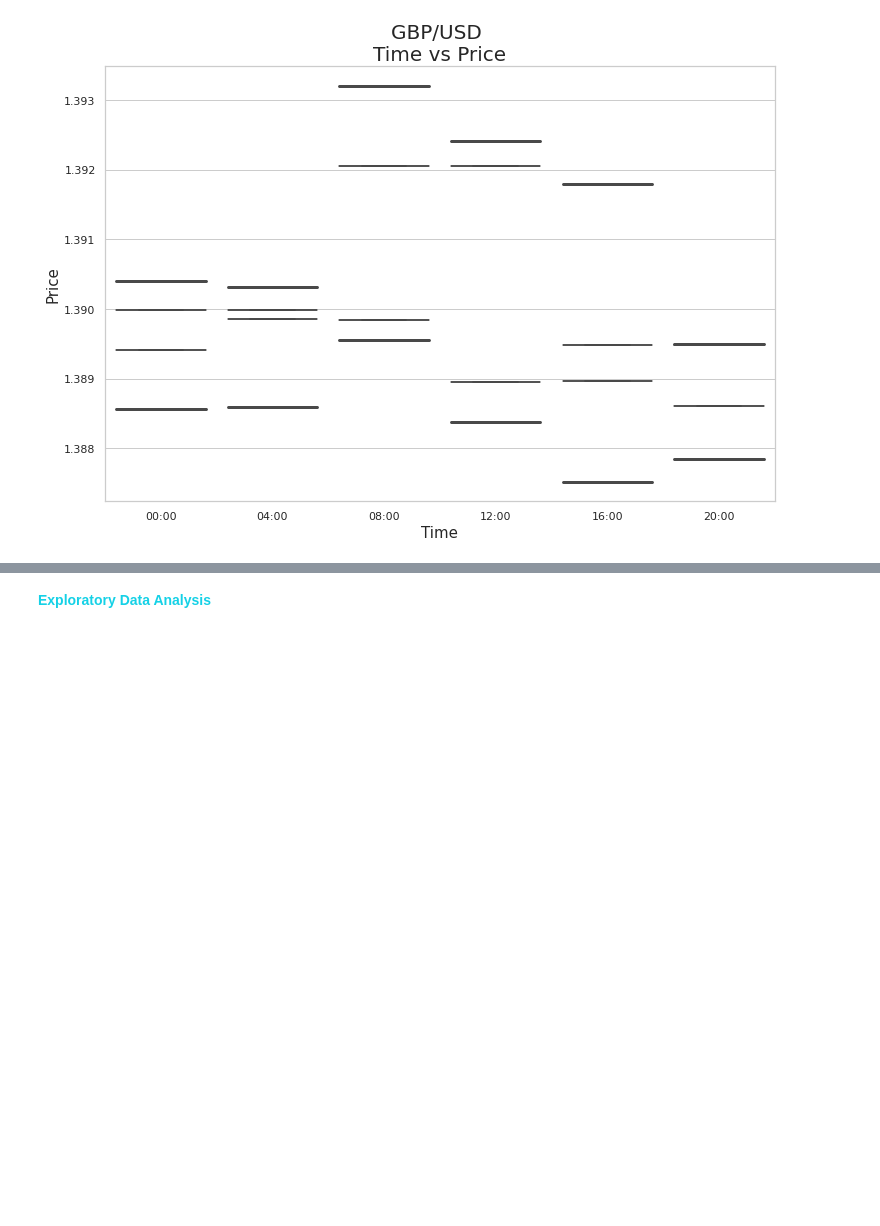
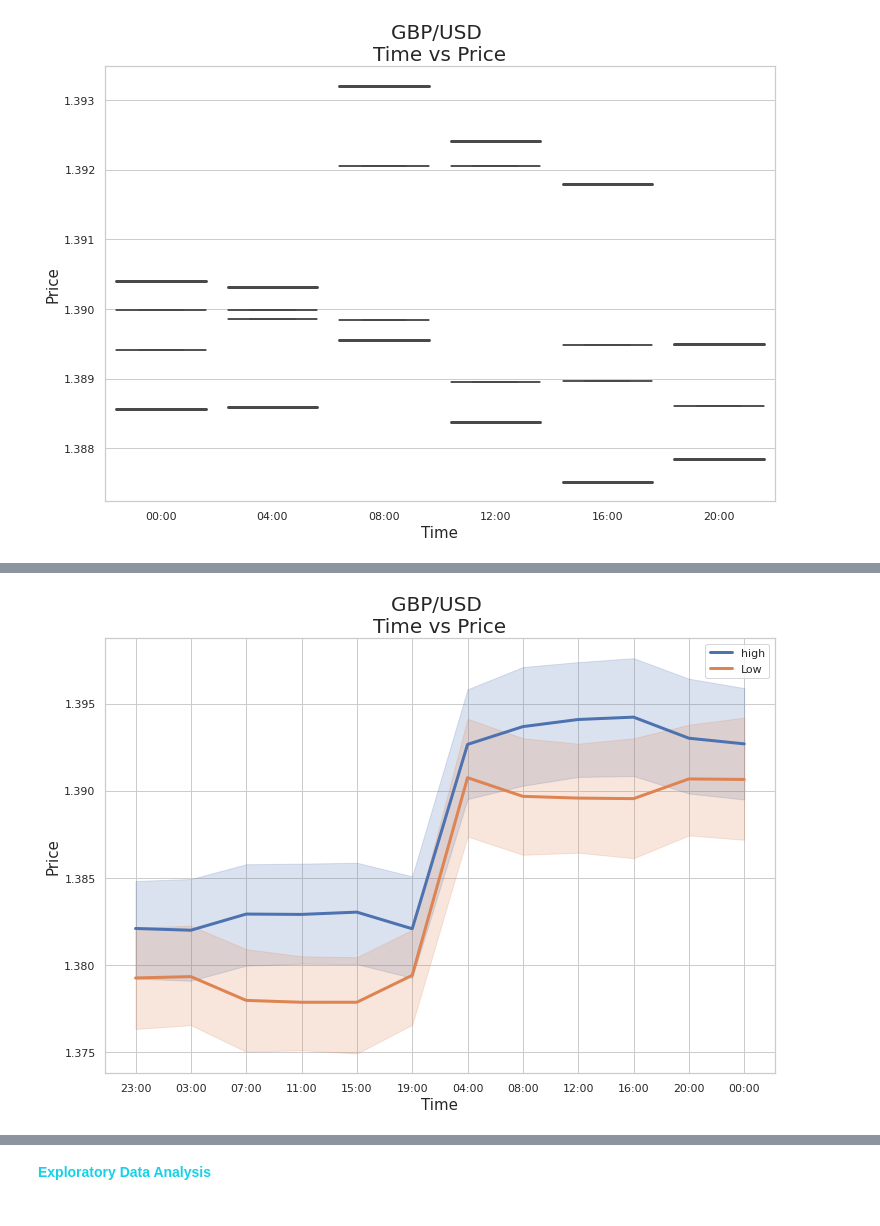
Before and after one commit to dharun-narayanan/Forex_Predictive_Model, a Jupyter notebook: ForexPredictiveModel.ipynb, the cells around one changed output, grey strips where cells are left out. Cells and saved outputs as stored; diff of their text form; code cells hidden in the pictures; blank space fills up the shorter version.

```diff
--- a/ForexPredictiveModel.ipynb
+++ b/ForexPredictiveModel.ipynb
@@ -292,3 +326,6 @@ plt.title('GBP/USD \nTime vs Price',fontsize=20.0)
 plt.show()
 # %% [output]
 [figure]
+# %%
+rslt_df1 = df_4h[df_4h['Date'].str.contains('2021')]
+rslt_df1
@@ -294,0 +346,12 @@ plt.show()
+# %%
+sns.set_theme(style="whitegrid")
+plt.figure(figsize=(12,8))
+sns.lineplot(x="Time",y="High",data=rslt_df1,linewidth=3.0,label='high')
+sns.lineplot(x="Time",y="Low",data=rslt_df1,linewidth=3.0,label='Low')
+plt.xlabel('Time',fontsize=15.0)
+plt.ylabel('Price',fontsize=15.0)
+plt.title('GBP/USD \nTime vs Price',fontsize=20.0)
+plt.legend()
+plt.show()
+# %% [output]
+[figure, added]
```
Also changed, not shown: parts of 17 cells of this notebook.
